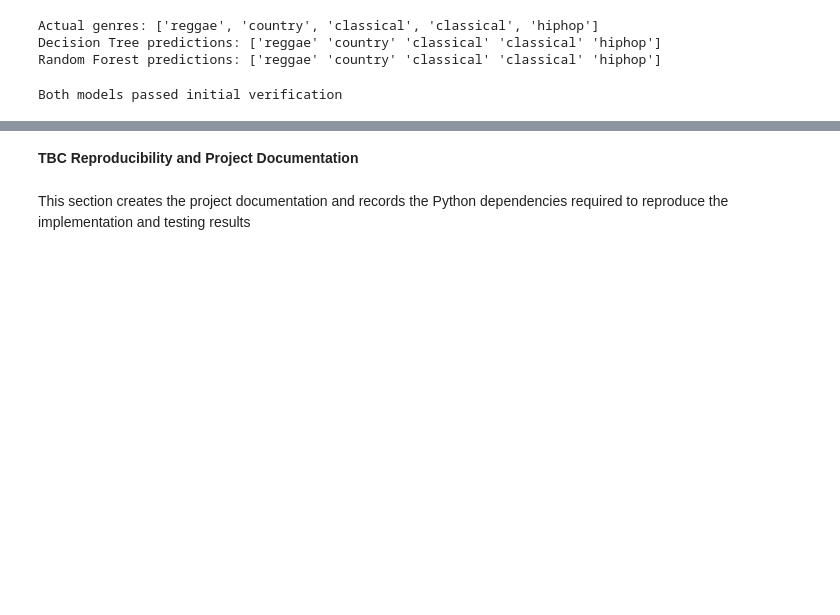
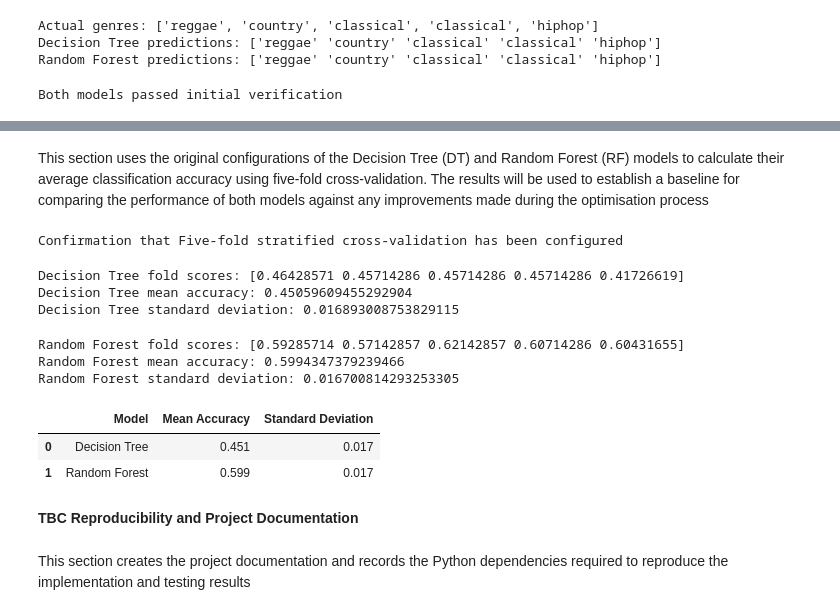
Before and after one commit to hoseking86/GTZAN-Assignment2, a Jupyter notebook: GTZAN_Assignment2.ipynb, the cells around one changed output, grey strips where cells are left out. Saved outputs shown, nothing was run; the diff lists cells and outputs as text; code cells hidden in the pictures; blank space fills up the shorter version.

Commit message:
Add NB3.1 baseline performance evaluation for DT and RF 19/11/2026 22:45

```diff
--- a/GTZAN_Assignment2.ipynb
+++ b/GTZAN_Assignment2.ipynb
@@ -426,0 +433,2 @@ Both models passed initial verification
+# %% [markdown]
+This section uses the original configurations of the Decision Tree (DT) and Random Forest (RF) models to calculate their average classification accuracy using five-fold cross-validation. The results will be used to establish a baseline for comparing the performance of both models against any improvements made during the optimisation process
@@ -427,3 +438,80 @@ Both models passed initial verification
+# %%
+#This code section sets up five-fold stratified cross-validation
+#For DT and RF the same folds will be used
+
+    #Same proprtion of music genres in each of the folds (approximately)
+cv = StratifiedKFold(
+    #This devides the trainin data into five folds
+    n_splits=5,
+    #Shuffles the data before any folds are created
+    shuffle=True,
+    random_state=RANDOM_STATE
+)
+
+print("Confirmation that Five-fold stratified cross-validation has been configured")
+# %% [output]
+Confirmation that Five-fold stratified cross-validation has been configured
+# %%
+#This section is establishing the Decision Tree baseline using five-fold cross-validation
+#Please note only the training dataset is used
+
+dt_baseline_scores = cross_val_score(
+    dt_pipeline,
+    X_train,
+    y_train,
+    cv=cv,
+    scoring="accuracy"
+)
+
+# Display the results
+print("Decision Tree fold scores:", dt_baseline_scores)
+print("Decision Tree mean accuracy:", dt_baseline_scores.mean())
+print("Decision Tree standard deviation:", dt_baseline_scores.std())
+# %% [output]
+Decision Tree fold scores: [0.46428571 0.45714286 0.45714286 0.45714286 0.41726619]
+Decision Tree mean accuracy: 0.45059609455292904
+Decision Tree standard deviation: 0.016893008753829115
+# %%
+#This section is establishing the Decision Tree baseline using five-fold cross-validation
+#Please note only the training dataset is used
+
+rf_baseline_scores = cross_val_score(
+    rf_pipeline,
+    X_train,
+    y_train,
+    cv=cv,
+    scoring="accuracy"
+)
+
+# Display the results
+print("Random Forest fold scores:", rf_baseline_scores)
+print("Random Forest mean accuracy:", rf_baseline_scores.mean())
+print("Random Forest standard deviation:", rf_baseline_scores.std())
+# %% [output]
+Random Forest fold scores: [0.59285714 0.57142857 0.62142857 0.60714286 0.60431655]
+Random Forest mean accuracy: 0.5994347379239466
+Random Forest standard deviation: 0.016700814293253305
+# %%
+#This code creates a table which can be used to compare the baseline performances of both models
+
+baseline_results = pd.DataFrame({
+    "Model": ["Decision Tree", "Random Forest"],
+    "Mean Accuracy": [
+        dt_baseline_scores.mean(),
+        rf_baseline_scores.mean()
+    ],
+    "Standard Deviation": [
+        dt_baseline_scores.std(),
+        rf_baseline_scores.std()
+    ]
+})
+
+# Display results to three decimal places
+display(baseline_results.round(3))
+# %% [output]
+|  | Model | Mean Accuracy | Standard Deviation |
+| 0 | Decision Tree | 0.451 | 0.017 |
+| 1 | Random Forest | 0.599 | 0.017 |
 # %% [markdown]
 **TBC Reproducibility and Project Documentation**
 # %% [markdown]
```
Also changed, not shown: parts of 7 cells of this notebook.
